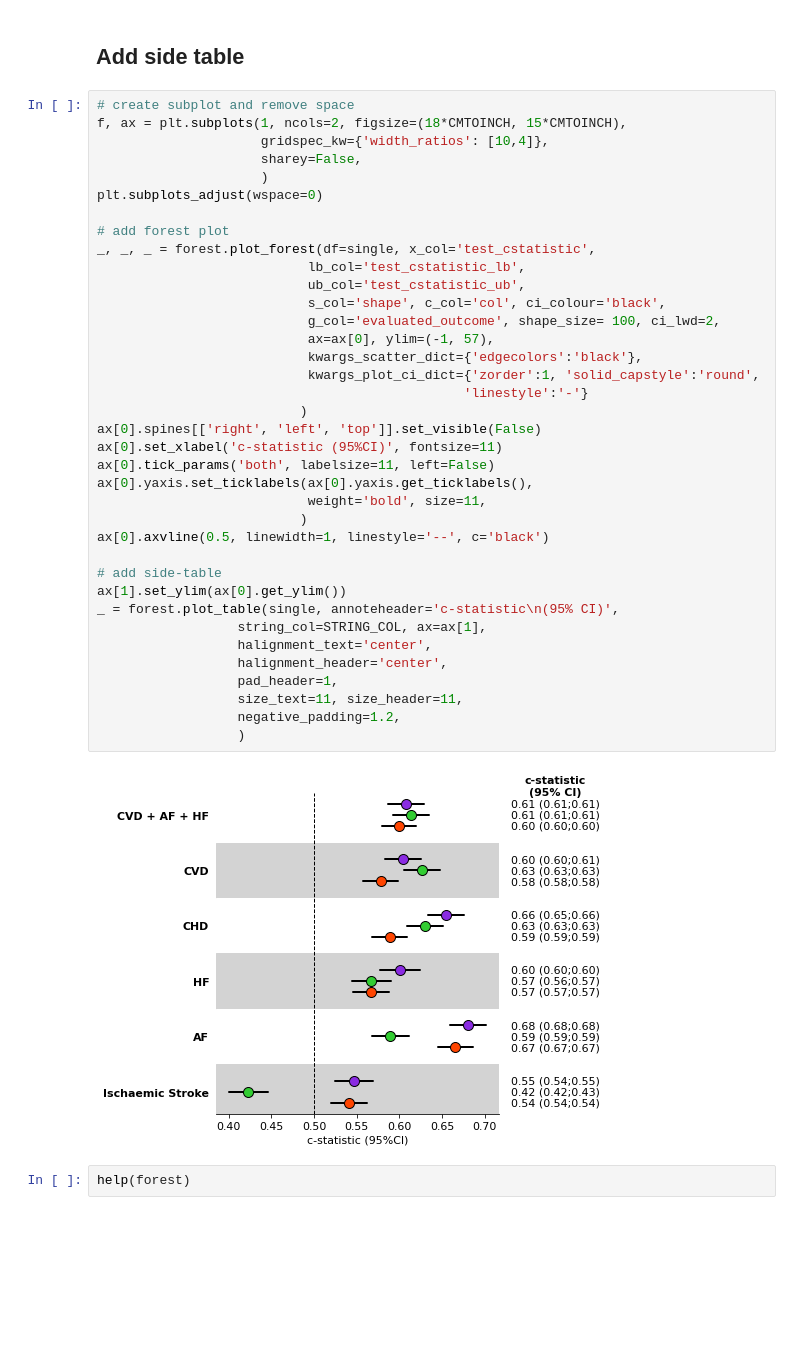
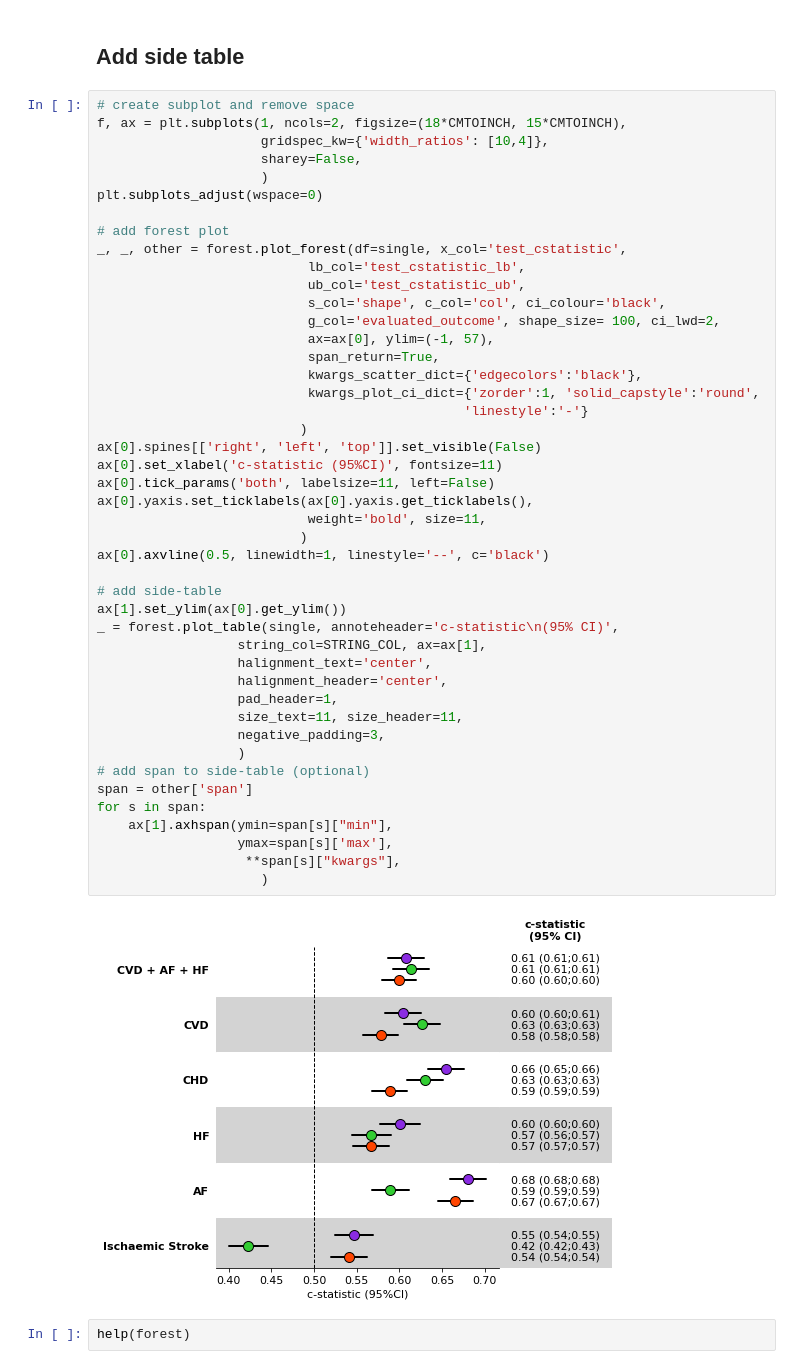
Before and after one commit to afschmidt/plot-misc, a Jupyter notebook: resources/examples/forestplot.ipynb, the cells around one changed output. Cells and saved outputs as stored; diff of their text form; blank space fills up the shorter version.

Commit message:
Added side-table example including the span (Thanks to Phillip)

```diff
--- a/resources/examples/forestplot.ipynb
+++ b/resources/examples/forestplot.ipynb
@@ -151,36 +151,44 @@ f, ax = plt.subplots(1, ncols=2, figsize=(18*CMTOINCH, 15*CMTOINCH),
 plt.subplots_adjust(wspace=0)
 
 # add forest plot
-_, _, _ = forest.plot_forest(df=single, x_col='test_cstatistic',
+_, _, other = forest.plot_forest(df=single, x_col='test_cstatistic',
                            lb_col='test_cstatistic_lb',
                            ub_col='test_cstatistic_ub',
                            s_col='shape', c_col='col', ci_colour='black',
                            g_col='evaluated_outcome', shape_size= 100, ci_lwd=2,
                            ax=ax[0], ylim=(-1, 57),
+                           span_return=True,
                            kwargs_scatter_dict={'edgecolors':'black'},
                            kwargs_plot_ci_dict={'zorder':1, 'solid_capstyle':'round',
                                                'linestyle':'-'}
                           )
 ax[0].spines[['right', 'left', 'top']].set_visible(False)
 ax[0].set_xlabel('c-statistic (95%CI)', fontsize=11)
 ax[0].tick_params('both', labelsize=11, left=False)
 ax[0].yaxis.set_ticklabels(ax[0].yaxis.get_ticklabels(),
                            weight='bold', size=11,
                           )
 ax[0].axvline(0.5, linewidth=1, linestyle='--', c='black')
 
 # add side-table
 ax[1].set_ylim(ax[0].get_ylim())
 _ = forest.plot_table(single, annoteheader='c-statistic\n(95% CI)',
                   string_col=STRING_COL, ax=ax[1],
                   halignment_text='center',
                   halignment_header='center',
                   pad_header=1,
                   size_text=11, size_header=11,
-                  negative_padding=1.2,
+                  negative_padding=3,
                   )
+# add span to side-table (optional)
+span = other['span']
+for s in span:
+    ax[1].axhspan(ymin=span[s]["min"],
+                  ymax=span[s]['max'],
+                   **span[s]["kwargs"],
+                     )
 # %% [output]
-[figure, old version]
+[figure, new version]
 # %%
 help(forest)
 # %% [output]
```
